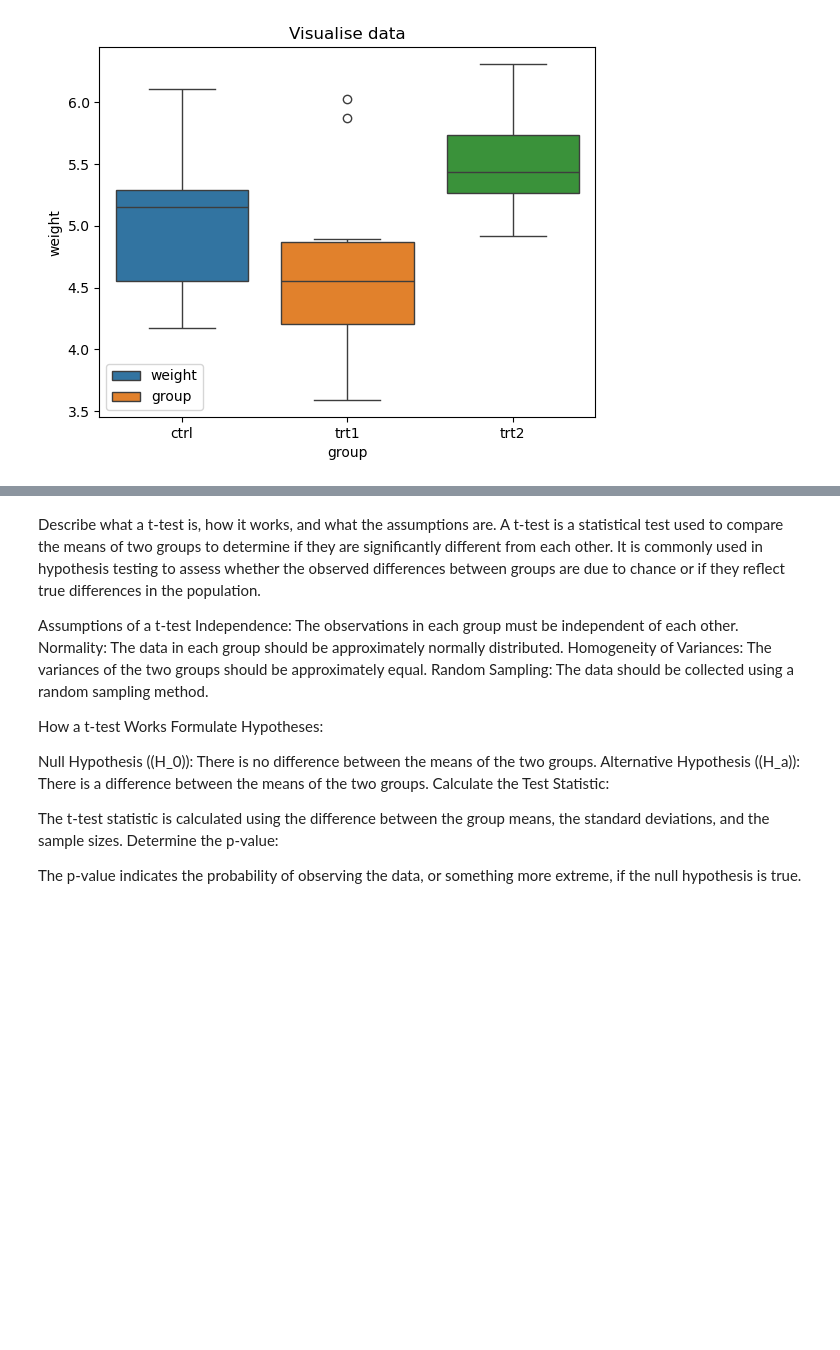
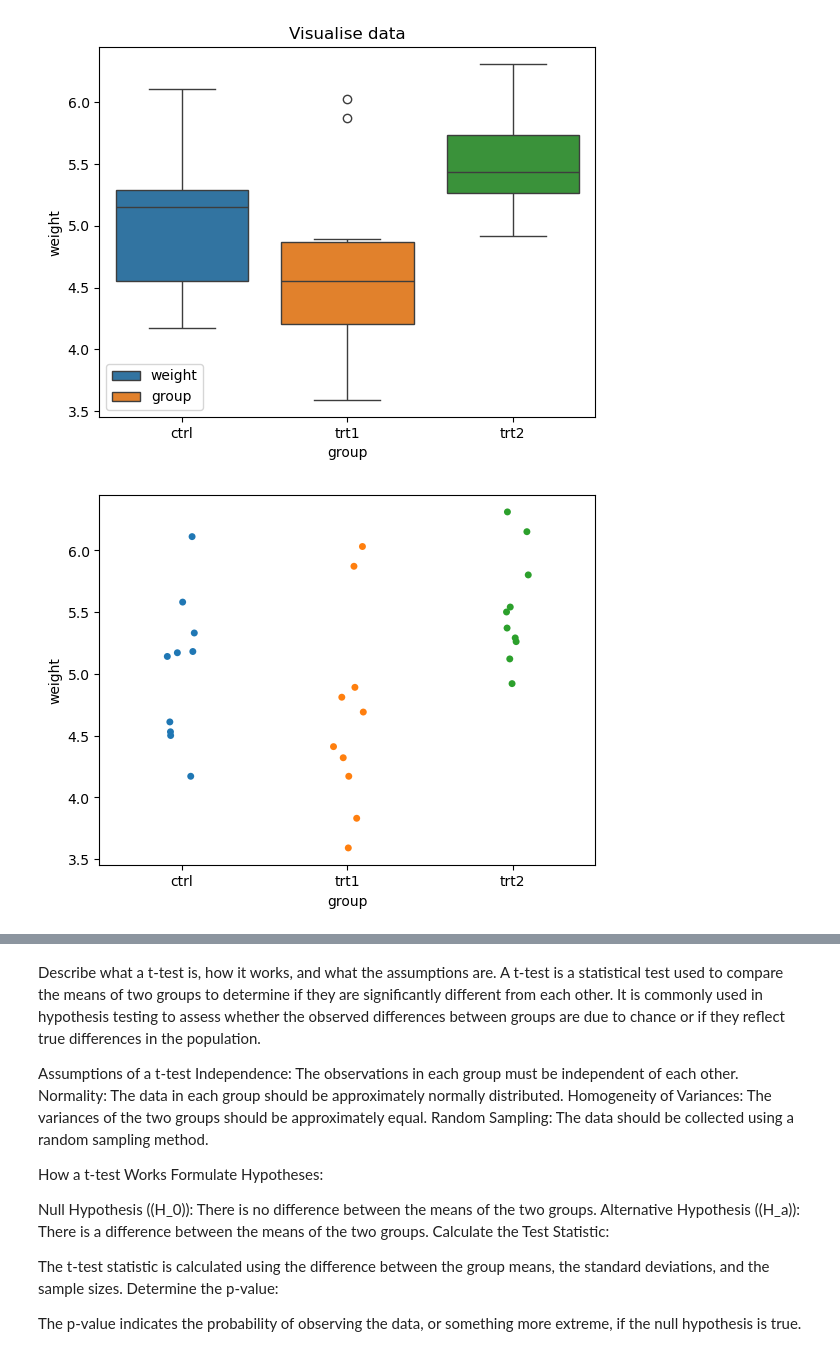
Before and after one commit to dectan/applied_statistics, a Jupyter notebook: project.ipynb, the cells around one changed output, grey strips where cells are left out. Cells and saved outputs as stored; diff of their text form; code cells hidden in the pictures; blank space fills up the shorter version.

```diff
--- a/project.ipynb
+++ b/project.ipynb
@@ -99,4 +125,8 @@ plt.legend(['weight','group'])
 plt.show()
 # %% [output]
 [figure]
+# %%
+sns.stripplot(data=df, x = 'group', y = 'weight',hue="group" );
+# %% [output]
+[figure, added]
 # %%
```
Also changed, not shown: parts of 12 cells of this notebook, 1 other file.
